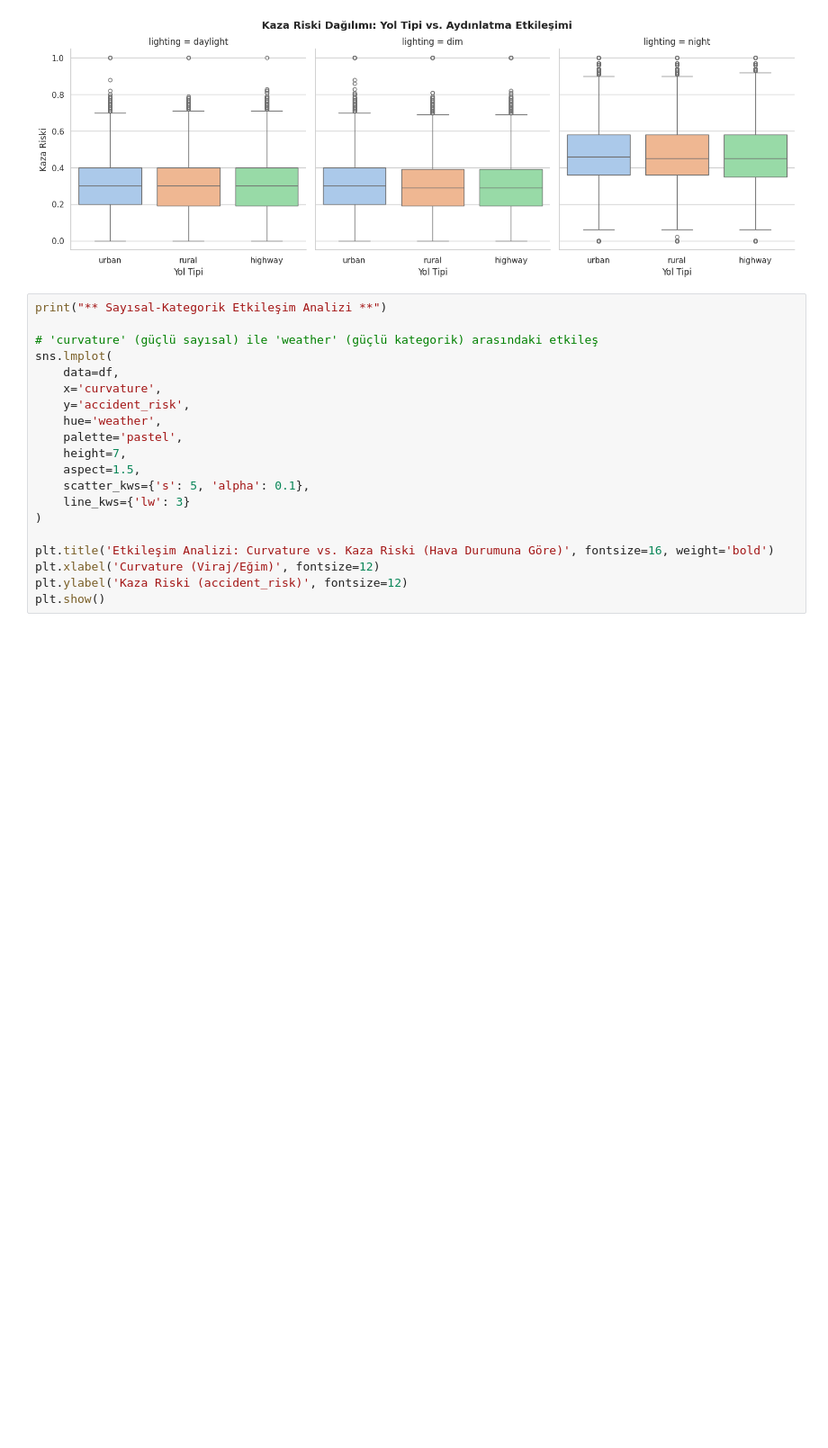
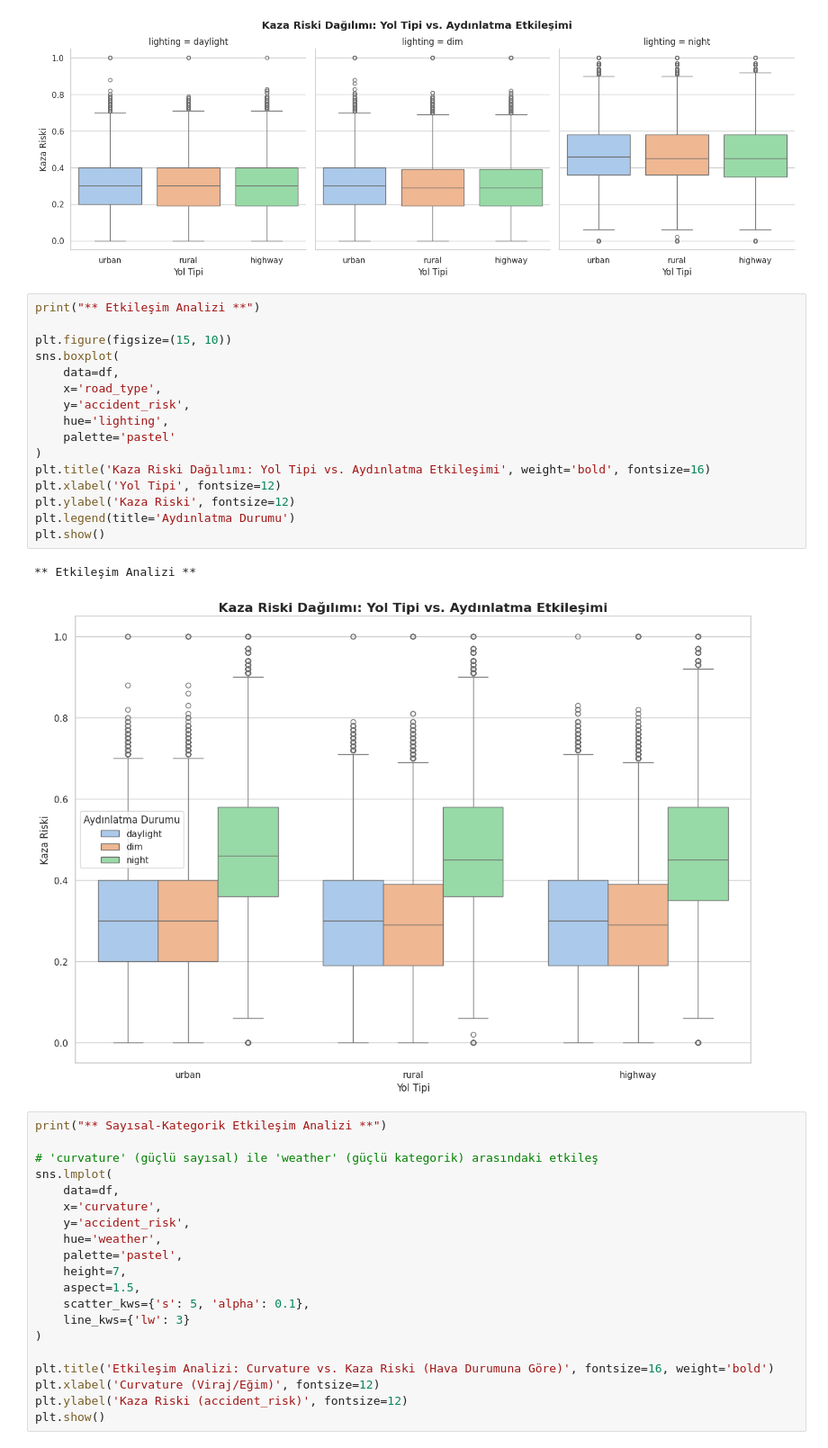
Before and after one commit to esmanurulu/Predicting-Road-Accident-Risk-using-Deep-Regression-on-Synthetic-Data, a Jupyter notebook: yap470_eda.ipynb, the cells around one changed output. Shown at 90% size. Saved outputs shown, nothing was run; the diff lists cells and outputs as text; blank space fills up the shorter version.

```diff
--- a/yap470_eda.ipynb
+++ b/yap470_eda.ipynb
@@ -371,6 +458,25 @@ plt.show()
 # %% [output]
 ** Etkileşim Analizi (lighting x road_type) **
 [figure]
+# %%
+print("** Etkileşim Analizi **")
+
+plt.figure(figsize=(15, 10))
+sns.boxplot(
+    data=df,
+    x='road_type',
+    y='accident_risk',
+    hue='lighting',
+    palette='pastel'
+)
+plt.title('Kaza Riski Dağılımı: Yol Tipi vs. Aydınlatma Etkileşimi', weight='bold', fontsize=16)
+plt.xlabel('Yol Tipi', fontsize=12)
+plt.ylabel('Kaza Riski', fontsize=12)
+plt.legend(title='Aydınlatma Durumu')
+plt.show()
+# %% [output]
+** Etkileşim Analizi **
+[figure, added]
 # %%
 print("** Sayısal-Kategorik Etkileşim Analizi **")
 
```
Also changed, not shown: parts of 4 cells of this notebook.
